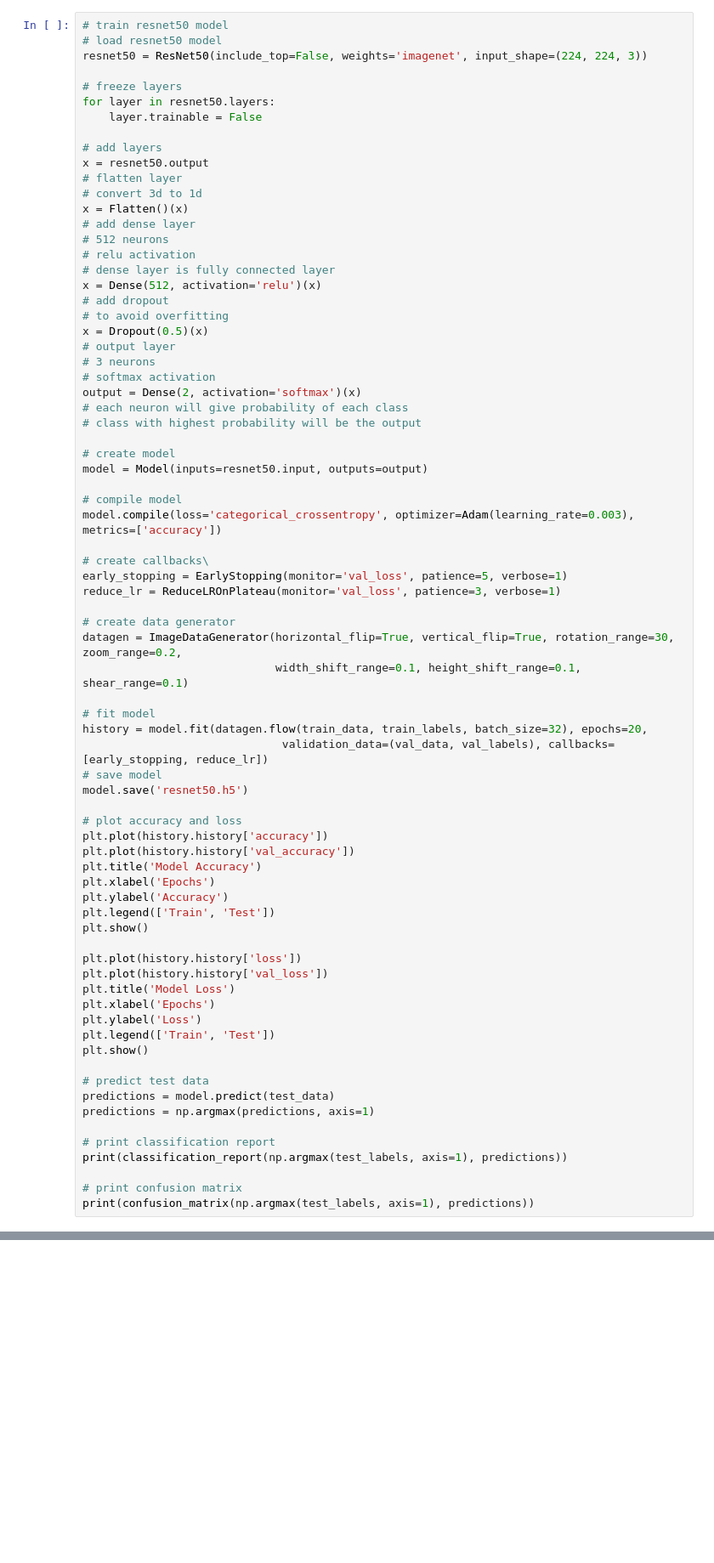
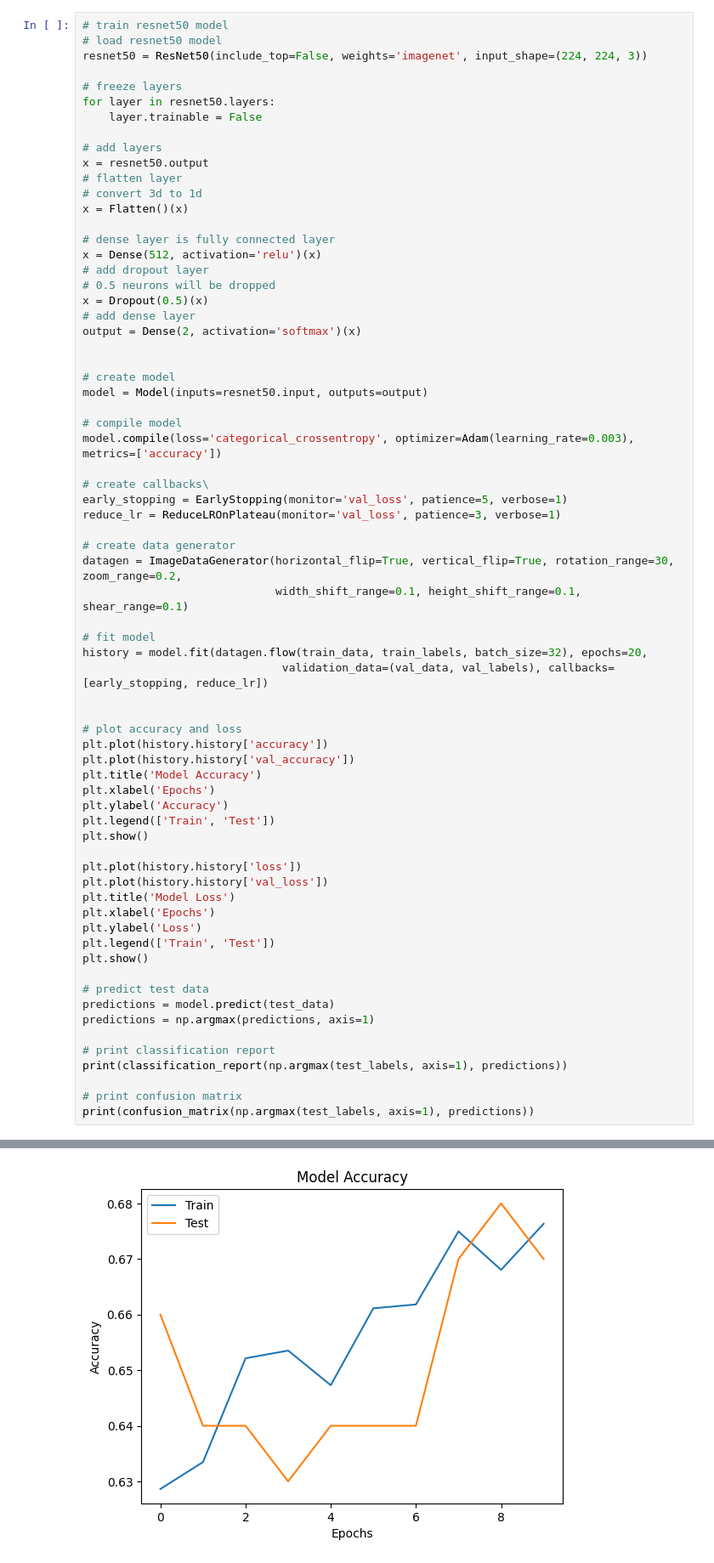
Before and after one commit to vdgaete/mammography-images, a Jupyter notebook: train_test.ipynb, the cells around one changed output, grey strips where cells are left out. Shown at 85% size. Drawn from its saved outputs; the diff is of its cells as text; blank space fills up the shorter version.

```diff
--- a/train_test.ipynb
+++ b/train_test.ipynb
@@ -150,20 +144,15 @@ x = resnet50.output
 # flatten layer
 # convert 3d to 1d
 x = Flatten()(x)
-# add dense layer
-# 512 neurons
-# relu activation
+
 # dense layer is fully connected layer
 x = Dense(512, activation='relu')(x)
-# add dropout
-# to avoid overfitting
+# add dropout layer
+# 0.5 neurons will be dropped
 x = Dropout(0.5)(x)
-# output layer
-# 3 neurons
-# softmax activation
+# add dense layer
 output = Dense(2, activation='softmax')(x)
-# each neuron will give probability of each class
-# class with highest probability will be the output
+
 
 # create model
 model = Model(inputs=resnet50.input, outputs=output)
@@ -182,8 +171,7 @@ datagen = ImageDataGenerator(horizontal_flip=True, vertical_flip=True, rotation_
 # fit model
 history = model.fit(datagen.flow(train_data, train_labels, batch_size=32), epochs=20,
                               validation_data=(val_data, val_labels), callbacks=[early_stopping, reduce_lr])
-# save model
-model.save('resnet50.h5')
+
 
 # plot accuracy and loss
 plt.plot(history.history['accuracy'])
@@ -211,3 +199,4 @@ print(classification_report(np.argmax(test_labels, axis=1), predictions))
 
 # print confusion matrix
 print(confusion_matrix(np.argmax(test_labels, axis=1), predictions))
+# %% [output]
@@ -213,0 +220 @@ print(confusion_matrix(np.argmax(test_labels, axis=1), predictions))
+[figure, added]
```
Also changed, not shown: parts of 4 cells of this notebook, 11 other files.
